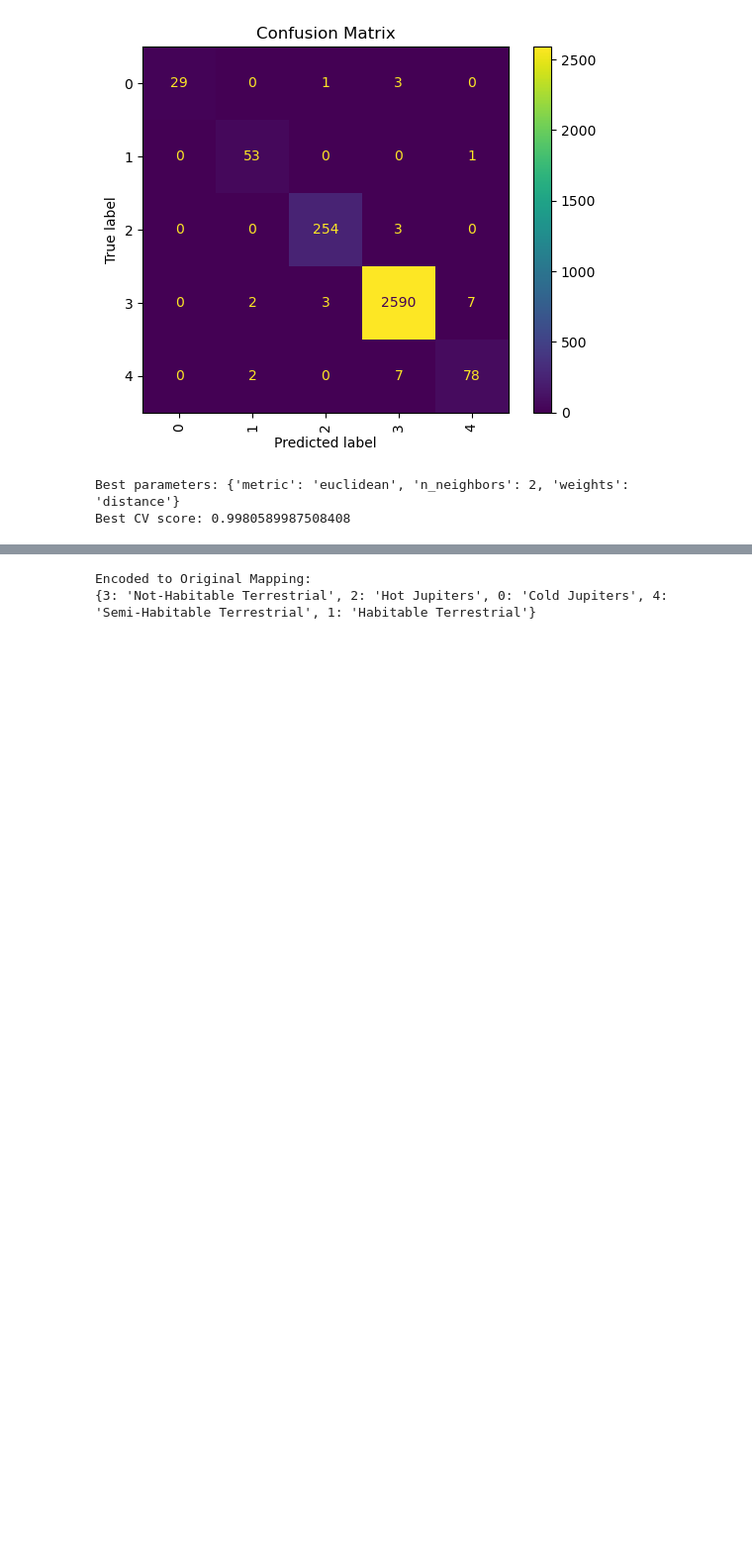
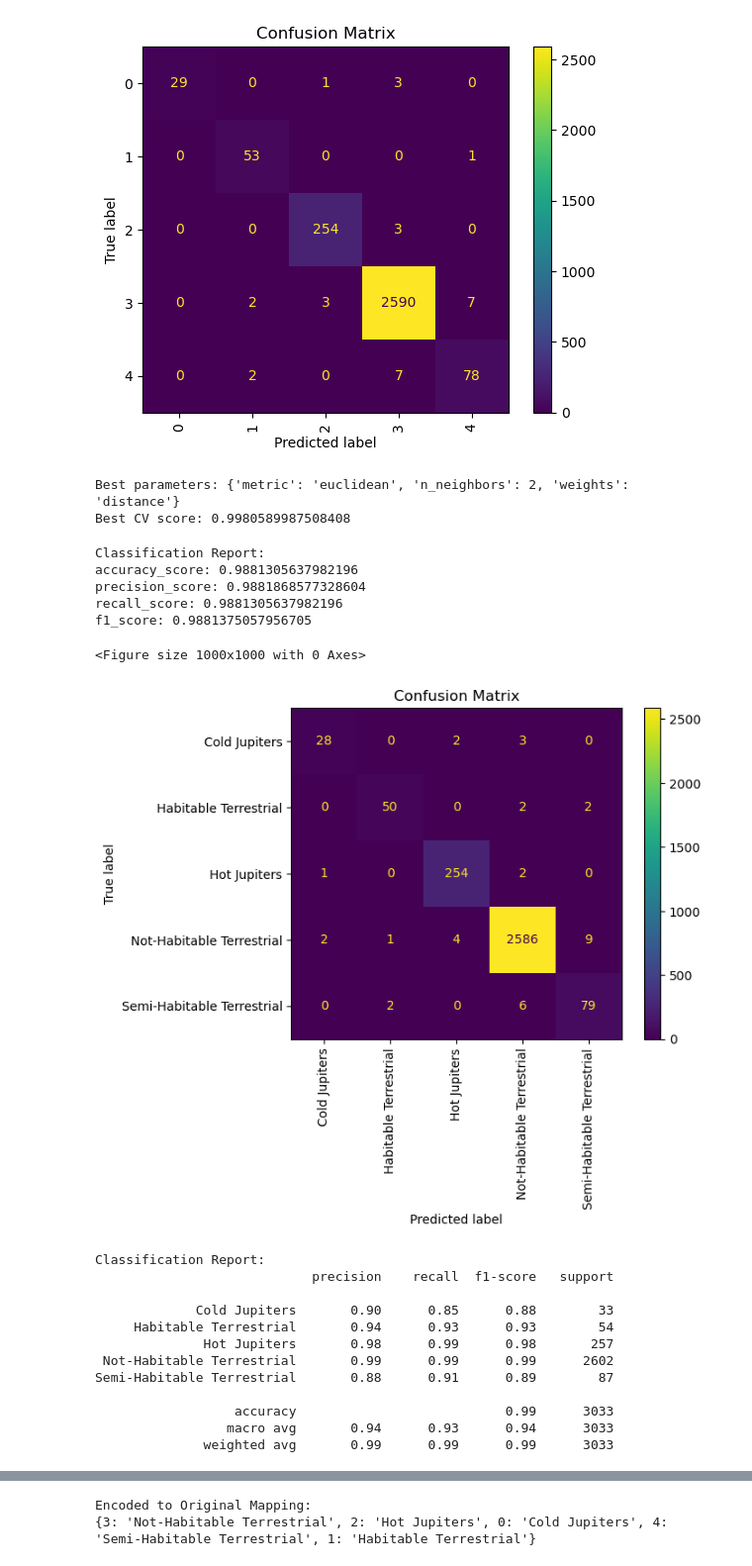
Before and after one commit to jzs3uu/Exoplanets, a Jupyter notebook: cleaning_EDA.ipynb, the cells around one changed output, grey strips where cells are left out. Shown at 99% size. Drawn from its saved outputs; the diff is of its cells as text; code cells hidden in the pictures; blank space fills up the shorter version.

```diff
--- a/cleaning_EDA.ipynb
+++ b/cleaning_EDA.ipynb
@@ -464,6 +465,53 @@ print("Best CV score:", grid.best_score_)
 # %% [output]
 Best parameters: {'metric': 'euclidean', 'n_neighbors': 2, 'weights': 'distance'}
 Best CV score: 0.9980589987508408
+# %%
+# Decode the class labels
+class_labels = label_encoder.inverse_transform(np.unique(y_test))
+
+# Fit the model and make predictions
+knn = KNeighborsClassifier(n_neighbors=2, weights='distance', metric='euclidean')
+knn.fit(X_train_balanced, y_train_balanced)
+y_pred = knn.predict(X_test_scaled)
+
+# Print classification metrics
+print("Classification Report:")
+print(f"accuracy_score: {accuracy_score(y_test, y_pred)}")
+print(f"precision_score: {precision_score(y_test, y_pred, average='weighted')}")
+print(f"recall_score: {recall_score(y_test, y_pred, average='weighted')}")
+print(f"f1_score: {f1_score(y_test, y_pred, average='weighted')}")
+
+# Generate and display the confusion matrix with actual labels
+cm = confusion_matrix(y_test, y_pred)
+disp = ConfusionMatrixDisplay(confusion_matrix=cm, display_labels=class_labels)
+plt.figure(figsize=(10, 10))
+disp.plot(xticks_rotation='vertical')
+plt.title('Confusion Matrix')
+plt.show()
+
+# Print the classification report with actual labels
+print("Classification Report:")
+print(classification_report(y_test, y_pred, target_names=class_labels))
+# %% [output]
+Classification Report:
+accuracy_score: 0.9881305637982196
+precision_score: 0.9881868577328604
+recall_score: 0.9881305637982196
+f1_score: 0.9881375057956705
+<Figure size 1000x1000 with 0 Axes>
+[figure, added]
+Classification Report:
+                            precision    recall  f1-score   support
+
+             Cold Jupiters       0.90      0.85      0.88        33
+     Habitable Terrestrial       0.94      0.93      0.93        54
+              Hot Jupiters       0.98      0.99      0.98       257
+ Not-Habitable Terrestrial       0.99      0.99      0.99      2602
+Semi-Habitable Terrestrial       0.88      0.91      0.89        87
+
+                  accuracy                           0.99      3033
+                 macro avg       0.94      0.93      0.94      3033
+              weighted avg       0.99      0.99      0.99      3033
 # %%
 # Want to look at F1 score:
 knn = KNeighborsClassifier(n_neighbors=2, weights='distance', metric='euclidean')
```
Also changed, not shown: parts of 3 cells of this notebook.
